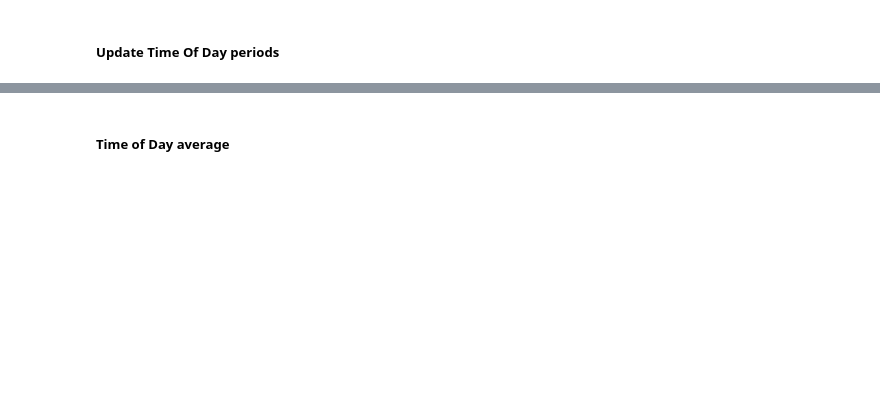
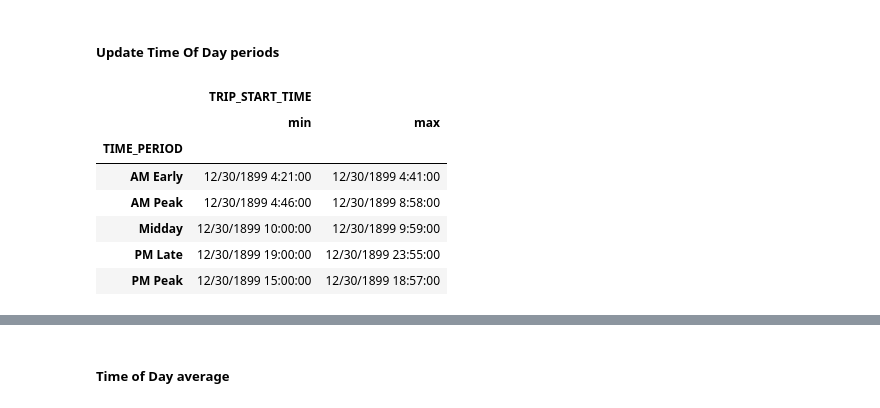
Before and after one commit to wsp-sag/client_chattanooga_rtp_update, a Jupyter notebook: Notebooks/Task 3 - Model Validation/Chattanooga_APC_Transit_Route_Boardings.ipynb, the cells around one changed output, grey strips where cells are left out. Cells and saved outputs as stored; diff of their text form; code cells hidden in the pictures; blank space fills up the shorter version.

```diff
--- a/Notebooks/Task 3 - Model Validation/Chattanooga_APC_Transit_Route_Boardings.ipynb
+++ b/Notebooks/Task 3 - Model Validation/Chattanooga_APC_Transit_Route_Boardings.ipynb
@@ -197,11 +213,20 @@ weekdays.drop(columns='ROUTE_NUMBER_num')#.to_clipboard()
 # %% [markdown]
 ##### Update Time Of Day periods
 # %%
-## CHECKS on TOD
-# apc[['SURVEY_DATE', 'TRIP_START_TIME', 'TIME_PERIOD', 'TIME_SCHEDULED', 'TIME_ACTUAL_ARRIVE', 'TIME_ACTUAL_DEPART',]].sample(5)
-# apc['TIME_PERIOD'].unique()
+# CHECKS on TOD
+apc[3]['data'][['SURVEY_DATE', 'TRIP_START_TIME', 'TIME_PERIOD', 'TIME_SCHEDULED', 'TIME_ACTUAL_ARRIVE', 'TIME_ACTUAL_DEPART',]].sample(5)
+apc[3]['data']['TIME_PERIOD'].unique()
 
-# test[(test['TIME_PERIOD']=='AM Early')&(test['ROUTE_NUMBER']==7)].groupby('SURVEY_DATE').count()
-# test[(test['TIME_PERIOD']=='PM Late')&(test['ROUTE_NUMBER']==2)].groupby('SURVEY_DATE').count()
+apc[3]['data'][(apc[3]['data']['TIME_PERIOD']=='AM Early')&(apc[3]['data']['ROUTE_NUMBER']==7)].groupby('SURVEY_DATE').count()
+apc[3]['data'][(apc[3]['data']['TIME_PERIOD']=='PM Late')&(apc[3]['data']['ROUTE_NUMBER']==2)].groupby('SURVEY_DATE').count()
 
-# apc.groupby(['TIME_PERIOD']).agg({'TRIP_START_TIME':['min', 'max']})
+apc[3]['data'].groupby(['TIME_PERIOD']).agg({'TRIP_START_TIME':['min', 'max']})
+# %% [output]
+|  | TRIP_START_TIME |  |
+|  | min | max |
+| TIME_PERIOD |  |  |
+| AM Early | 12/30/1899 4:21:00 | 12/30/1899 4:41:00 |
+| AM Peak | 12/30/1899 4:46:00 | 12/30/1899 8:58:00 |
+| Midday | 12/30/1899 10:00:00 | 12/30/1899 9:59:00 |
+| PM Late | 12/30/1899 19:00:00 | 12/30/1899 23:55:00 |
+| PM Peak | 12/30/1899 15:00:00 | 12/30/1899 18:57:00 |
```
Also changed, not shown: parts of 36 cells of this notebook.
